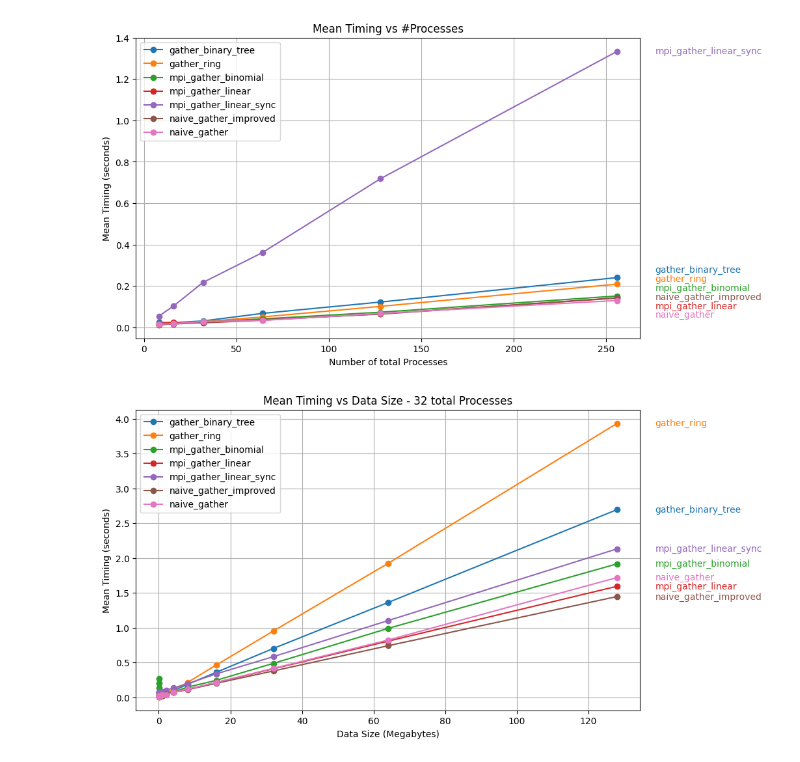
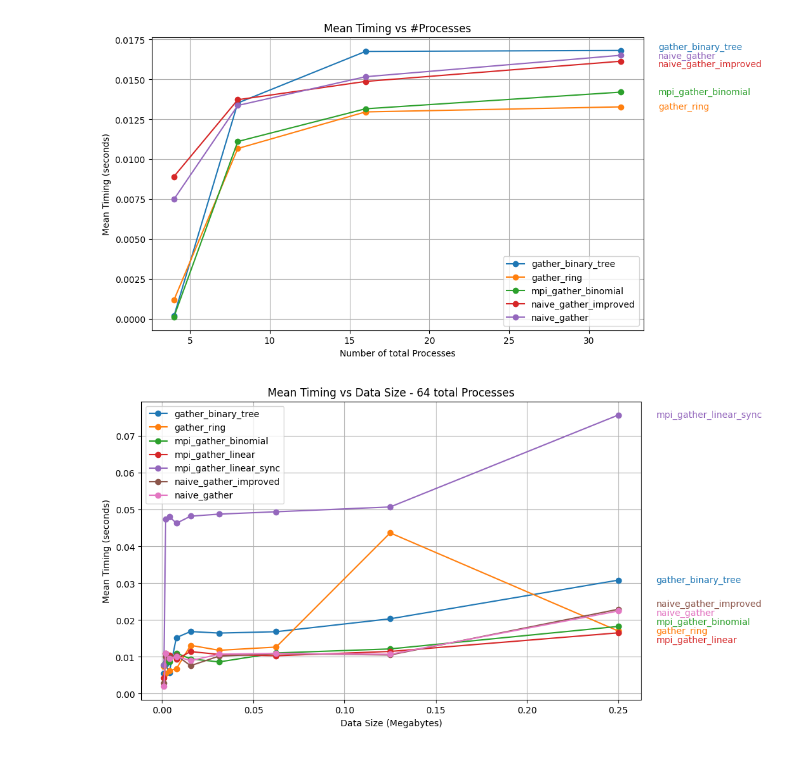
Before and after one commit to JunkyByte/final_hpc_and_cloud, a Jupyter notebook: HPC/exercise2/data_analysis.ipynb, the cells around one changed output. Saved outputs shown, nothing was run; the diff lists cells and outputs as text; code cells hidden in the pictures.

```diff
--- a/HPC/exercise2/data_analysis.ipynb
+++ b/HPC/exercise2/data_analysis.ipynb
@@ -7,7 +7,7 @@ import os
 # Define the folder containing the CSV files
 folder_path = './results/'
 
-size = 250000
+size = 25000
 
 # Get a list of all files in the folder that contain '_weakscaling_{size}' in their name
 files = sorted(file for file in os.listdir(folder_path) if f'_weakscaling_{size}.' in file)
@@ -17,47 +17,47 @@ all_results = {}
 
 # Loop through each file, read the data, calculate mean timings, and store them in the dictionary
 for file in files:
-    # if 'linear_sync' in file:
-    #     continue
+    if 'linear_sync' in file:
+        continue
 
     # Extract the plot name from the file name
     plot_name = file.split('_results')[0]
 
     # Read the CSV file
     file_path = os.path.join(folder_path, file)
     results = pd.read_csv(file_path, header=None)
     results.columns = ['Rep', 'NP', 'Size', 'Time']
 
-    results = results[results['NP'] > 4]
+    results = results[results['NP'] < 64]
 
     # Calculate mean timing for each NP group
     mean_results = results.groupby('NP')['Time'].mean().reset_index()
 
     # Store the results in the dictionary
     all_results[plot_name] = mean_results
 
 # Plotting
 plt.figure(figsize=(10, 6))
 
 # Loop through the dictionary to plot each set of results and add legend
 import matplotx
 
 for plot_name, mean_results in all_results.items():
     plt.plot(mean_results['NP'], mean_results['Time'], marker='o', linestyle='-', label=plot_name)
 matplotx.line_labels()  # line labels to the right
 
 plt.title('Mean Timing vs #Processes')
 plt.xlabel('Number of total Processes')
 plt.ylabel('Mean Timing (seconds)')
 plt.grid(True)
 plt.legend()
 plt.show()
 # %% [output]
-[figure, old version]
+[figure, new version]
 # %%
 # Define the folder containing the CSV files
 folder_path = './results/'
-num_proc = 32
+num_proc = 64
 
 # Get a list of all files in the folder that contain '_strongscaling_' in their name
 files_strong = sorted(file for file in os.listdir(folder_path) if f'_strongscaling_{num_proc}.' in file)
@@ -75,7 +75,7 @@ for file_strong in files_strong:
     results_strong = pd.read_csv(file_path_strong, header=None)
     results_strong.columns = ['Rep', 'NP', 'Size', 'Time']
 
-    # results_strong = results_strong[results_strong['Size'] < 1000000]
+    results_strong = results_strong[results_strong['Size'] < 100000]
 
     # Calculate mean timing for each Size group
     mean_results_strong = results_strong.groupby('Size')['Time'].mean().reset_index()
@@ -100,4 +100,4 @@ plt.grid(True)
 plt.legend()
 plt.show()
 # %% [output]
-[figure, old version]
+[figure, new version]
```
Also changed, not shown: 13 other files.
